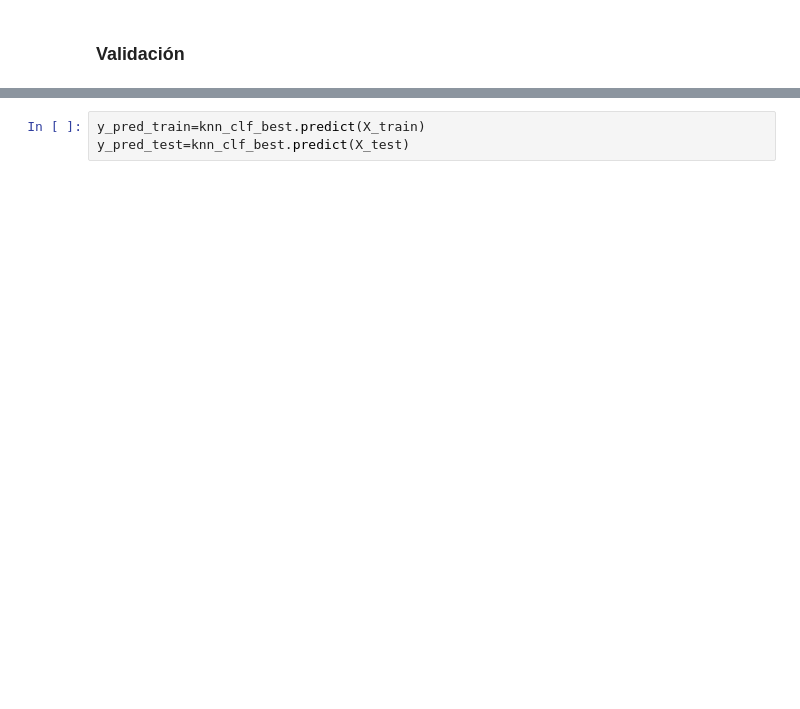
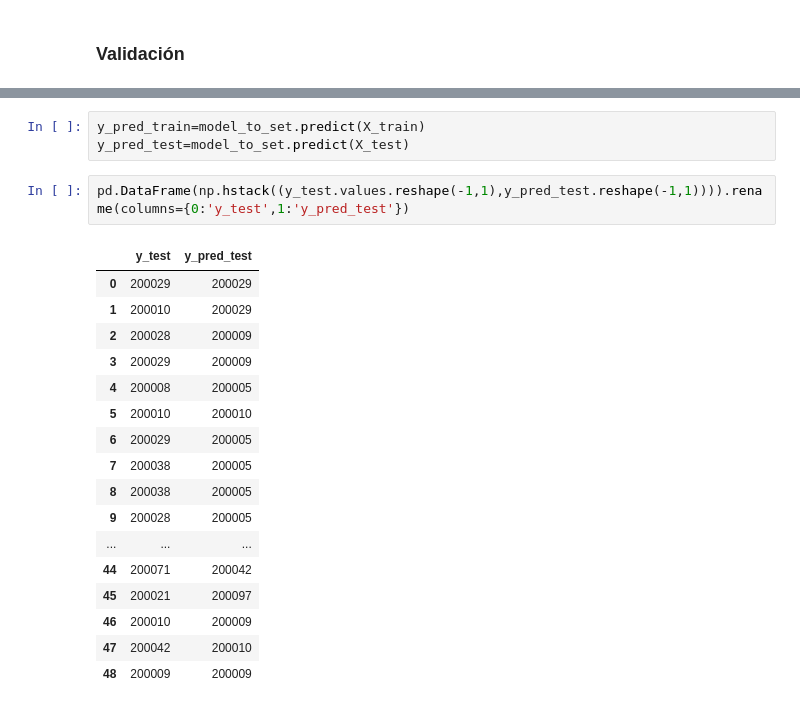
Before and after one commit to JuanMajul/Mentoria_DiploDatos2021, a Jupyter notebook: Notebooks/Practico_4.ipynb, the cells around one changed output, grey strips where cells are left out. Drawn from its saved outputs; the diff is of its cells as text; blank space fills up the shorter version.

```diff
--- a/Notebooks/Practico_4.ipynb
+++ b/Notebooks/Practico_4.ipynb
@@ -443,6 +423,26 @@ KNeighborsClassifier(metric='manhattan', n_neighbors=10, weights='distance')
 # %%
-y_pred_train=knn_clf_best.predict(X_train)
-y_pred_test=knn_clf_best.predict(X_test)
+y_pred_train=model_to_set.predict(X_train)
+y_pred_test=model_to_set.predict(X_test)
+# %%
+pd.DataFrame(np.hstack((y_test.values.reshape(-1,1),y_pred_test.reshape(-1,1)))).rename(columns={0:'y_test',1:'y_pred_test'})
+# %% [output]
+|  | y_test | y_pred_test |
+| 0 | 200029 | 200029 |
+| 1 | 200010 | 200029 |
+| 2 | 200028 | 200009 |
+| 3 | 200029 | 200009 |
+| 4 | 200008 | 200005 |
+| 5 | 200010 | 200010 |
+| 6 | 200029 | 200005 |
+| 7 | 200038 | 200005 |
+| 8 | 200038 | 200005 |
+| 9 | 200028 | 200005 |
+| ... | ... | ... |
+| 44 | 200071 | 200042 |
+| 45 | 200021 | 200097 |
+| 46 | 200010 | 200009 |
+| 47 | 200042 | 200010 |
+| 48 | 200009 | 200009 |
 # %%
 pd.DataFrame(classification_report(y_test,y_pred_test, output_dict=True)).T
 # %% [output]
```
Also changed, not shown: parts of 16 cells of this notebook.
